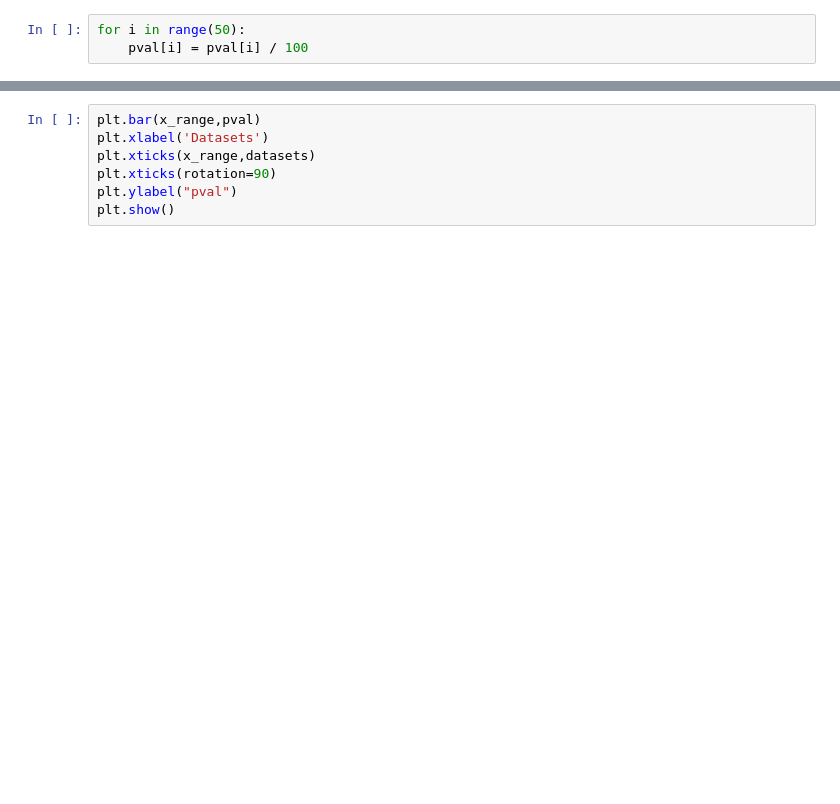
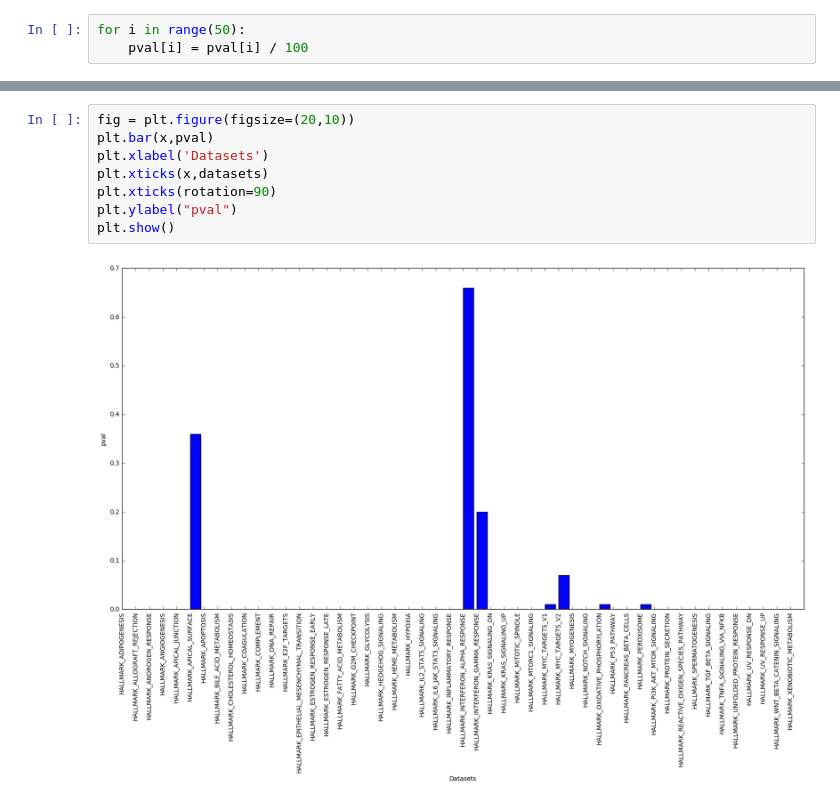
Before and after one commit to SystemsGenetics/gene-oracle, a Jupyter notebook: notebooks/AccuracyPlots.ipynb, the cells around one changed output, grey strips where cells are left out. Cells and saved outputs as stored; diff of their text form; blank space fills up the shorter version.

```diff
--- a/notebooks/AccuracyPlots.ipynb
+++ b/notebooks/AccuracyPlots.ipynb
@@ -113,10 +126,13 @@ pval
 # %%
-plt.bar(x_range,pval)
+fig = plt.figure(figsize=(20,10))
+plt.bar(x,pval)
 plt.xlabel('Datasets')
-plt.xticks(x_range,datasets)
+plt.xticks(x,datasets)
 plt.xticks(rotation=90)
 plt.ylabel("pval")
 plt.show()
+# %% [output]
+[figure, added]
 # %%
 genes = list()
 for i in range(len(pval)):
```
Also changed, not shown: parts of 11 cells of this notebook.
